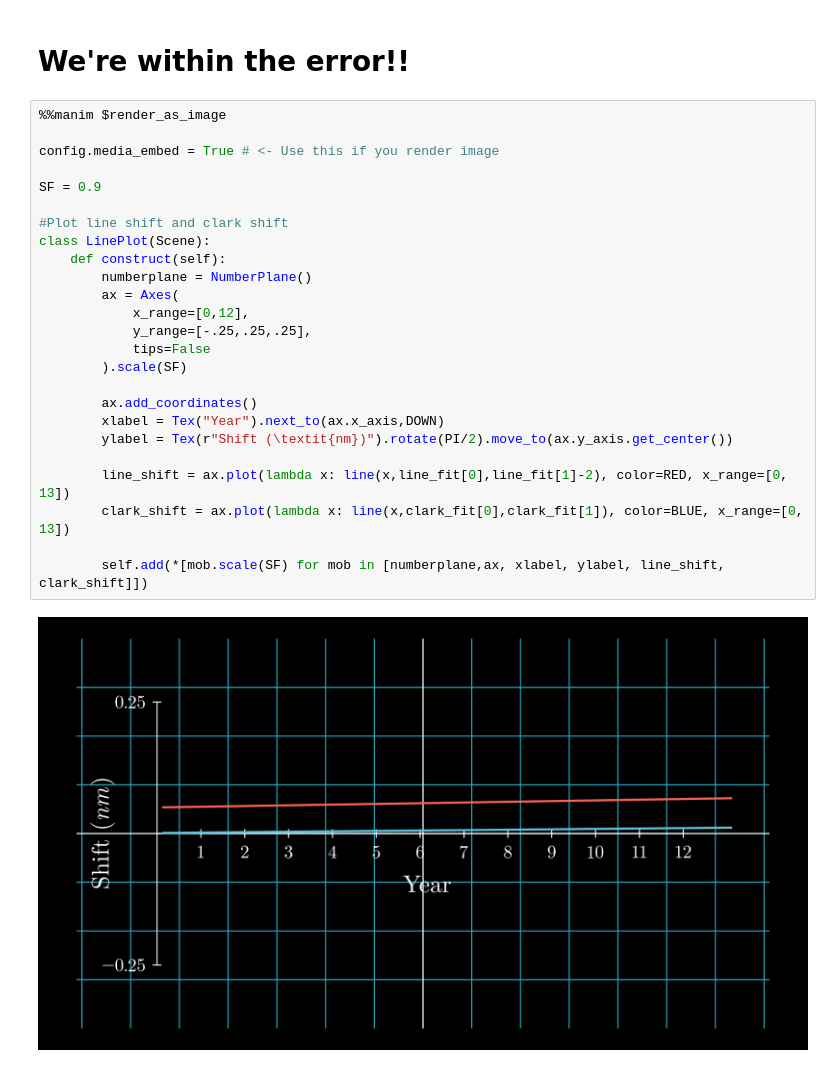
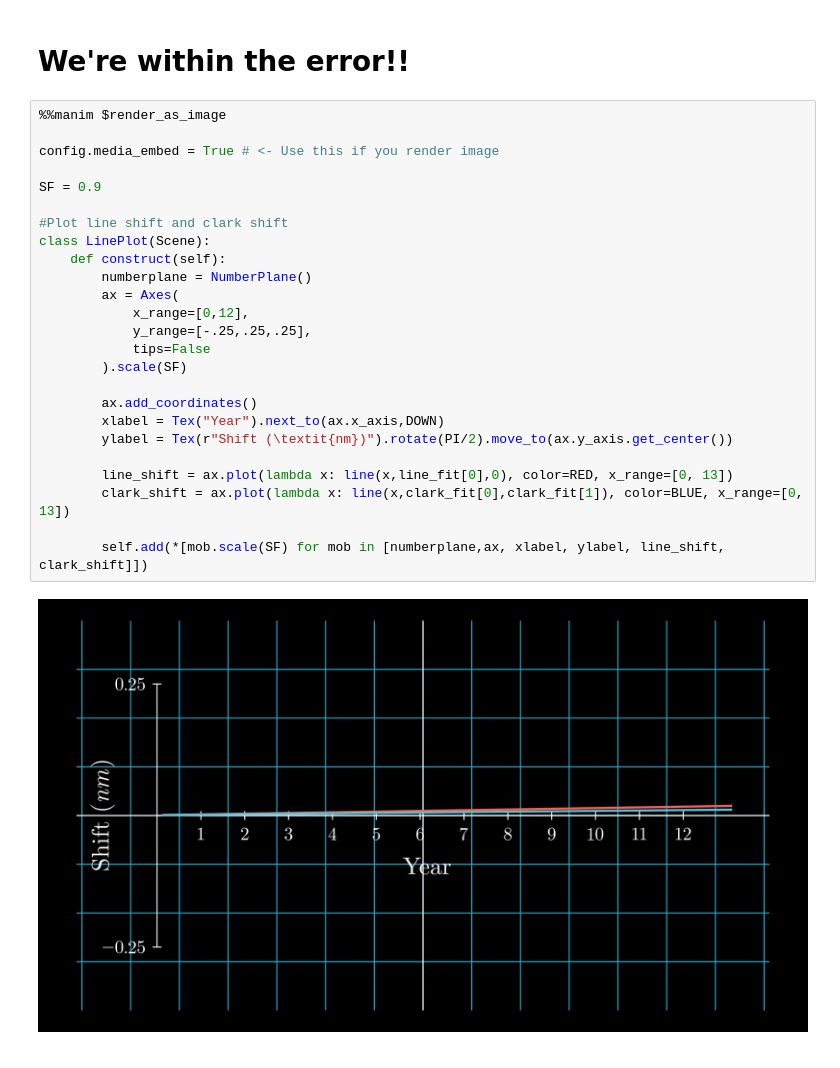
Before and after one commit to lucaslibshutz/spectralResearch, a Jupyter notebook: unc_calc_3.ipynb, the cells around one changed output. Drawn from its saved outputs; the diff is of its cells as text.

```diff
--- a/unc_calc_3.ipynb
+++ b/unc_calc_3.ipynb
@@ -255,27 +290,27 @@ render_as_image = "-s --disable_caching -v WARNING LinePlot"
 # %%
 %%manim $render_as_image
 
 config.media_embed = True # <- Use this if you render image
 
 SF = 0.9
 
 #Plot line shift and clark shift
 class LinePlot(Scene):
     def construct(self):
         numberplane = NumberPlane()
         ax = Axes(
             x_range=[0,12],
             y_range=[-.25,.25,.25],
             tips=False
         ).scale(SF)
 
         ax.add_coordinates()
         xlabel = Tex("Year").next_to(ax.x_axis,DOWN)
         ylabel = Tex(r"Shift (\textit{nm})").rotate(PI/2).move_to(ax.y_axis.get_center())
 
-        line_shift = ax.plot(lambda x: line(x,line_fit[0],line_fit[1]-2), color=RED, x_range=[0, 13])
+        line_shift = ax.plot(lambda x: line(x,line_fit[0],0), color=RED, x_range=[0, 13])
         clark_shift = ax.plot(lambda x: line(x,clark_fit[0],clark_fit[1]), color=BLUE, x_range=[0, 13])
 
         self.add(*[mob.scale(SF) for mob in [numberplane,ax, xlabel, ylabel, line_shift, clark_shift]])
 # %% [output]
-[figure, old version]
+[figure, new version]
```
Also changed, not shown: parts of 8 cells of this notebook, 1 other file.
